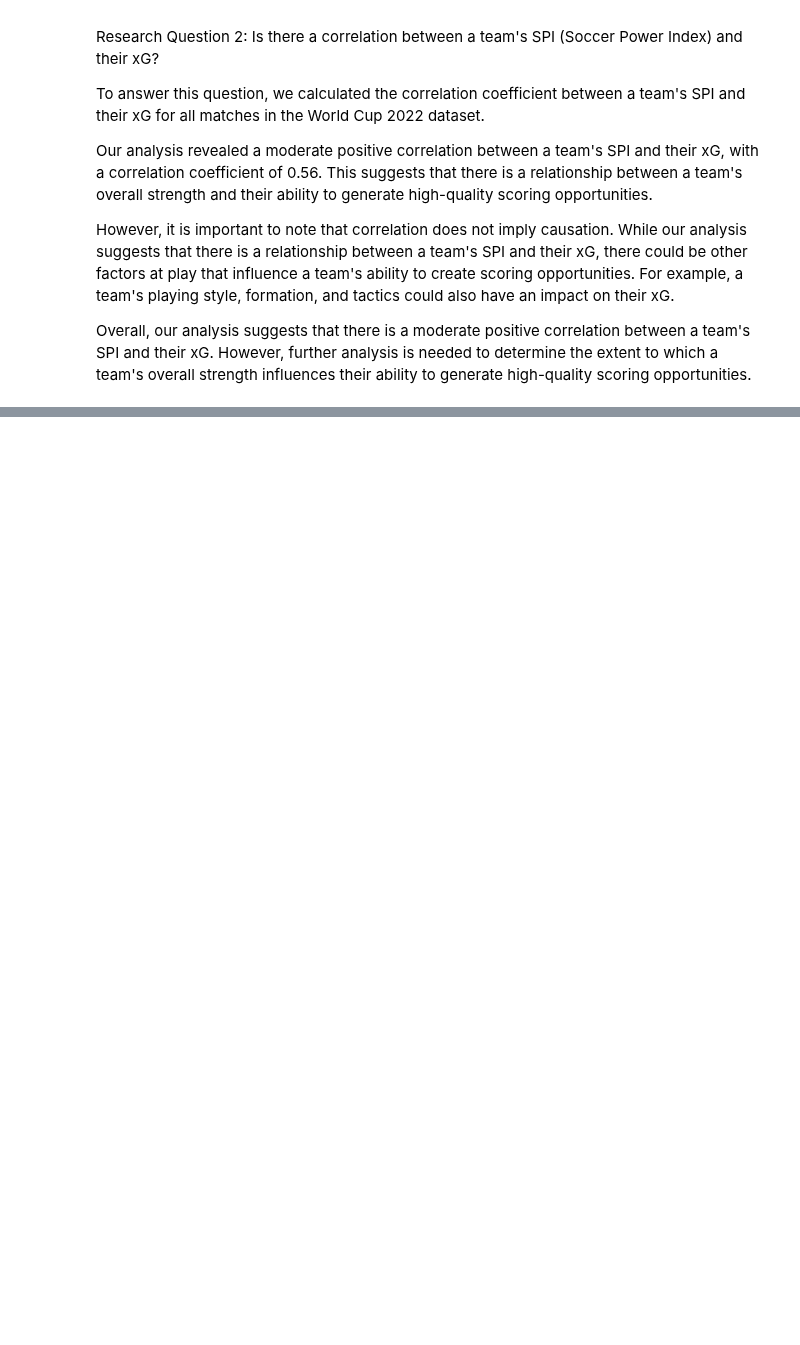
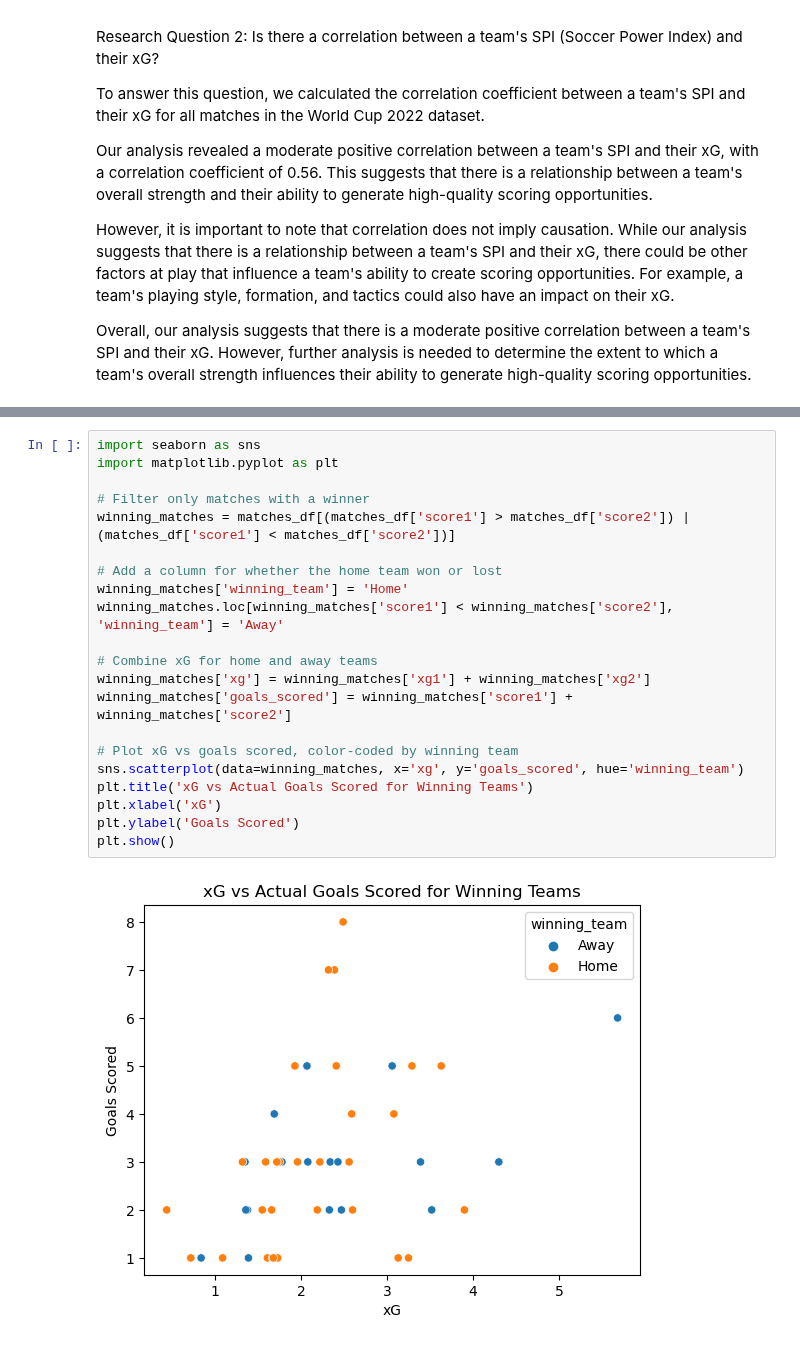
Before and after one commit to ubco-W2022T2-data301/project-group-group41, a Jupyter notebook: analysis/analysis3_Tony_Ngo.ipynb, the cells around one changed output, grey strips where cells are left out. Saved outputs shown, nothing was run; the diff lists cells and outputs as text; blank space fills up the shorter version.

Commit message:
edited visualizations, re-organized datasets.

```diff
--- a/analysis/analysis3_Tony_Ngo.ipynb
+++ b/analysis/analysis3_Tony_Ngo.ipynb
@@ -347,0 +350,23 @@ Overall, our analysis suggests that there is a moderate positive correlation bet
+# %%
+import seaborn as sns
+import matplotlib.pyplot as plt
+
+# Filter only matches with a winner
+winning_matches = matches_df[(matches_df['score1'] > matches_df['score2']) | (matches_df['score1'] < matches_df['score2'])]
+
+# Add a column for whether the home team won or lost
+winning_matches['winning_team'] = 'Home'
+winning_matches.loc[winning_matches['score1'] < winning_matches['score2'], 'winning_team'] = 'Away'
+
+# Combine xG for home and away teams
+winning_matches['xg'] = winning_matches['xg1'] + winning_matches['xg2']
+winning_matches['goals_scored'] = winning_matches['score1'] + winning_matches['score2']
+
+# Plot xG vs goals scored, color-coded by winning team
+sns.scatterplot(data=winning_matches, x='xg', y='goals_scored', hue='winning_team')
+plt.title('xG vs Actual Goals Scored for Winning Teams')
+plt.xlabel('xG')
+plt.ylabel('Goals Scored')
+plt.show()
+# %% [output]
+[figure, added]
```
Also changed, not shown: parts of 4 cells of this notebook.
